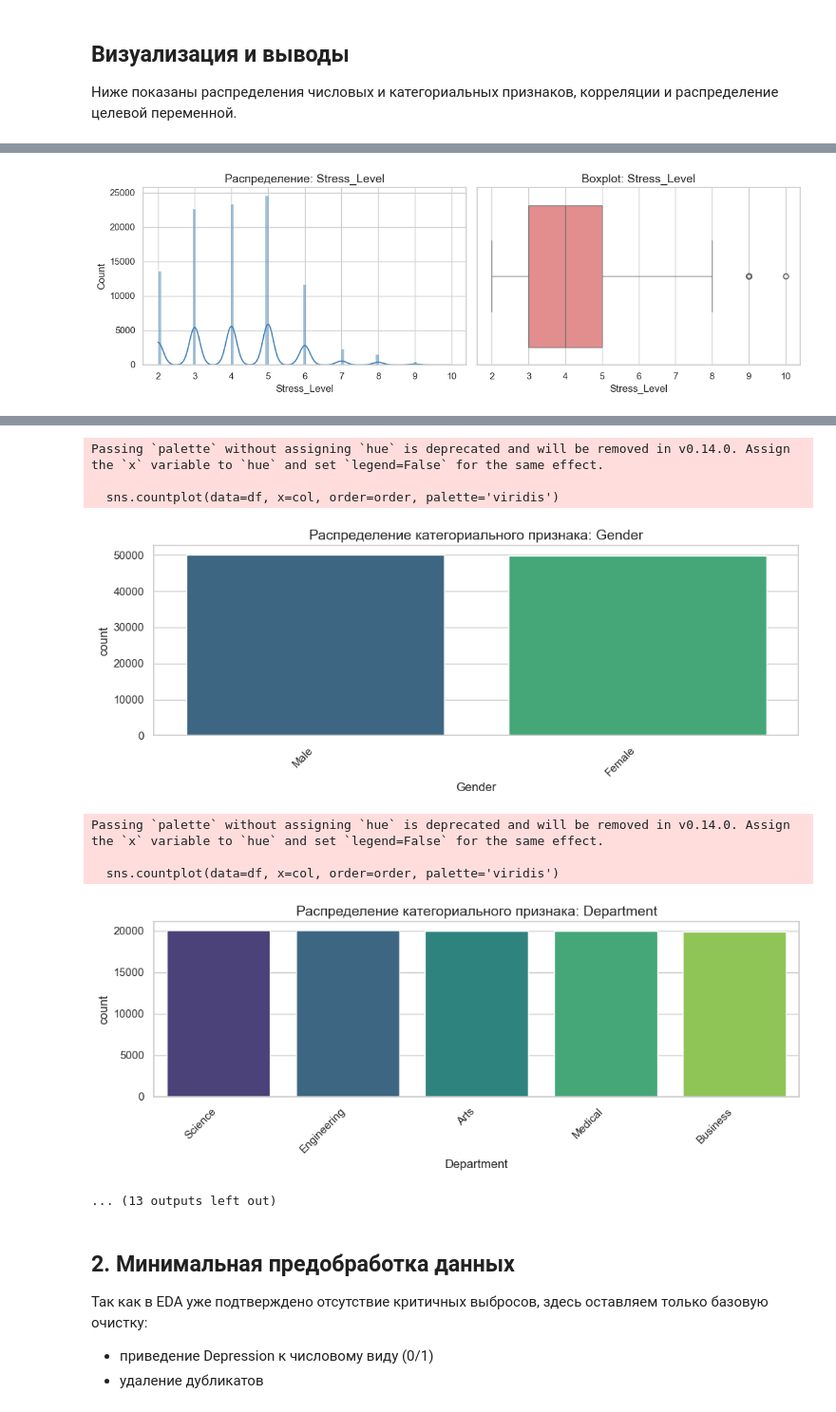
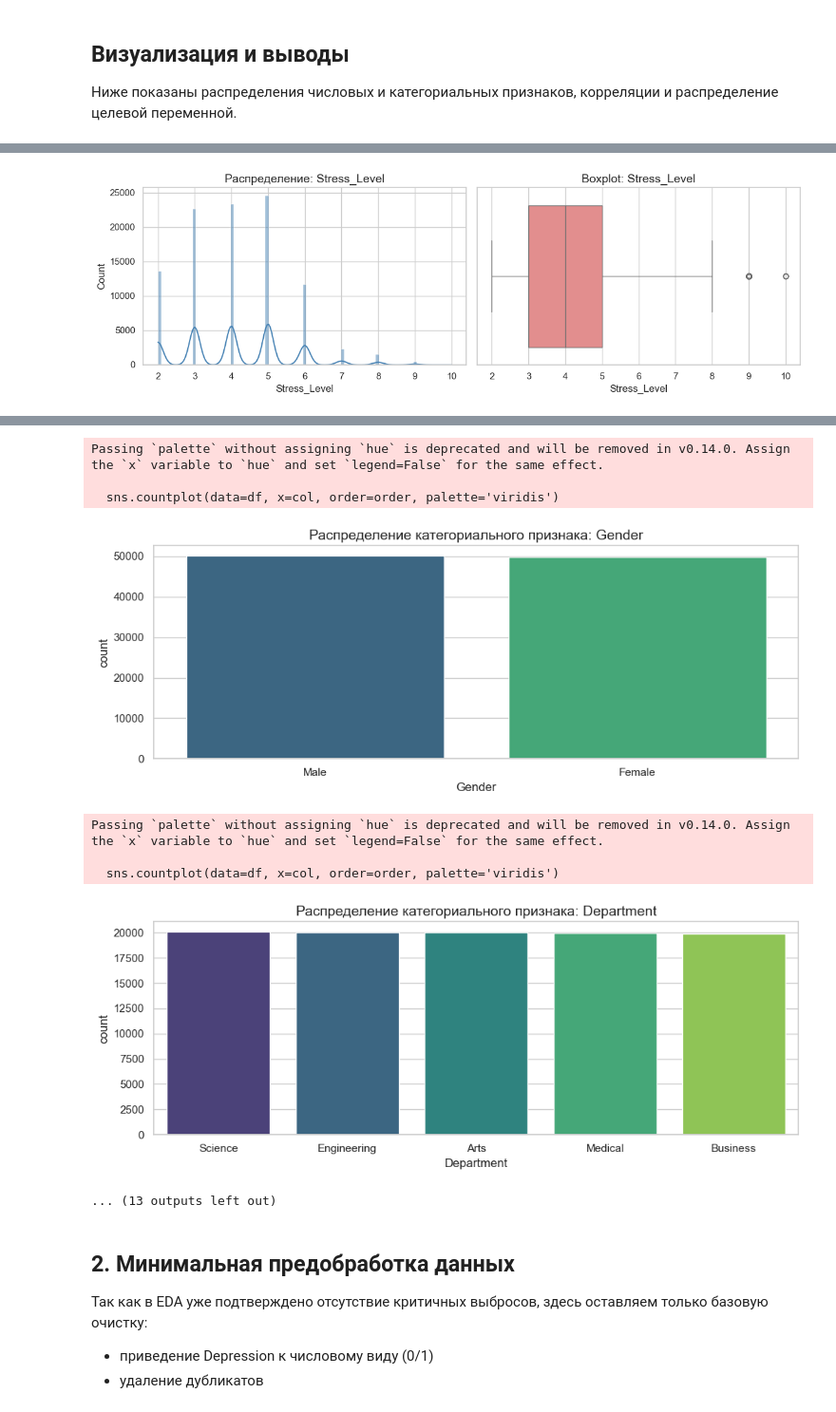
Before and after one commit to TwoToTango123/DS-basic-ML-pipeline-on-table-data, a Jupyter notebook: lab1_notebook.ipynb, the cells around one changed output, grey strips where cells are left out. Shown at 95% size. Drawn from its saved outputs; the diff is of its cells as text; code cells hidden in the pictures.

```diff
--- a/lab1_notebook.ipynb
+++ b/lab1_notebook.ipynb
@@ -154,7 +154,6 @@ for col in cat_cols:
     order = df[col].value_counts().index
     sns.countplot(data=df, x=col, order=order, palette='viridis')
     plt.title(f'Распределение категориального признака: {col}')
-    plt.xticks(rotation=45, ha='right')
     plt.tight_layout()
     plt.show()
 
@@ -169,35 +168,35 @@ if 'Depression' in df.columns:
     plt.show()
 
 for col in ['CGPA', 'Sleep_Duration', 'Study_Hours', 'Stress_Level']:
     if col in df.columns and 'Depression' in df.columns:
         plt.figure(figsize=(8, 4))
         sns.boxplot(data=df, x='Depression', y=col, palette='Set3')
         plt.title(f'{col} в зависимости от Depression')
         plt.tight_layout()
         plt.show()
 
 print('Краткие выводы по EDA:')
 print('- Student_ID исключен из визуализации, так как это служебный идентификатор.')
 print('- Числовые признаки проверены на распределения, выбросы и взаимные корреляции.')
 print('- Категориальные признаки с небольшой кардинальностью визуализированы через частоты.')
 print('- Распределение Depression и его связь с ключевыми факторами помогают понять качество данных и будущую задачу классификации.')
 # %% [output]
 [figure]
 [figure]
 [figure]
 [figure]
 [figure]
 [figure]
 [figure]
 [figure]
 Passing `palette` without assigning `hue` is deprecated and will be removed in v0.14.0. Assign the `x` variable to `hue` and set `legend=False` for the same effect.
 
   sns.countplot(data=df, x=col, order=order, palette='viridis')
-[figure, old version]
+[figure, new version]
 Passing `palette` without assigning `hue` is deprecated and will be removed in v0.14.0. Assign the `x` variable to `hue` and set `legend=False` for the same effect.
 
   sns.countplot(data=df, x=col, order=order, palette='viridis')
-[figure, old version]
+[figure, new version]
 ... (13 outputs left out)
 # %% [markdown]
 ## 2. Минимальная предобработка данных
```
Also changed, not shown: parts of 1 cell of this notebook.
